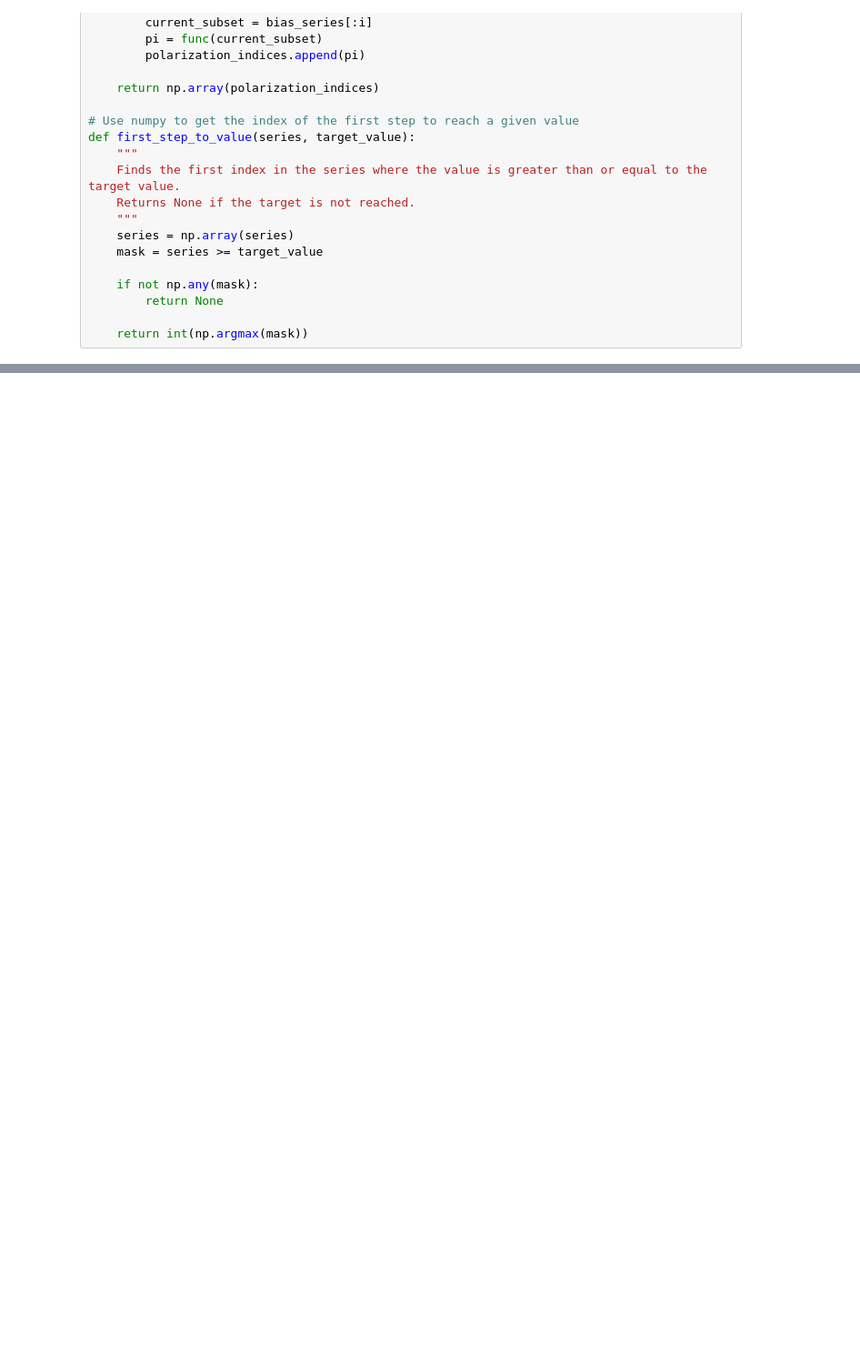
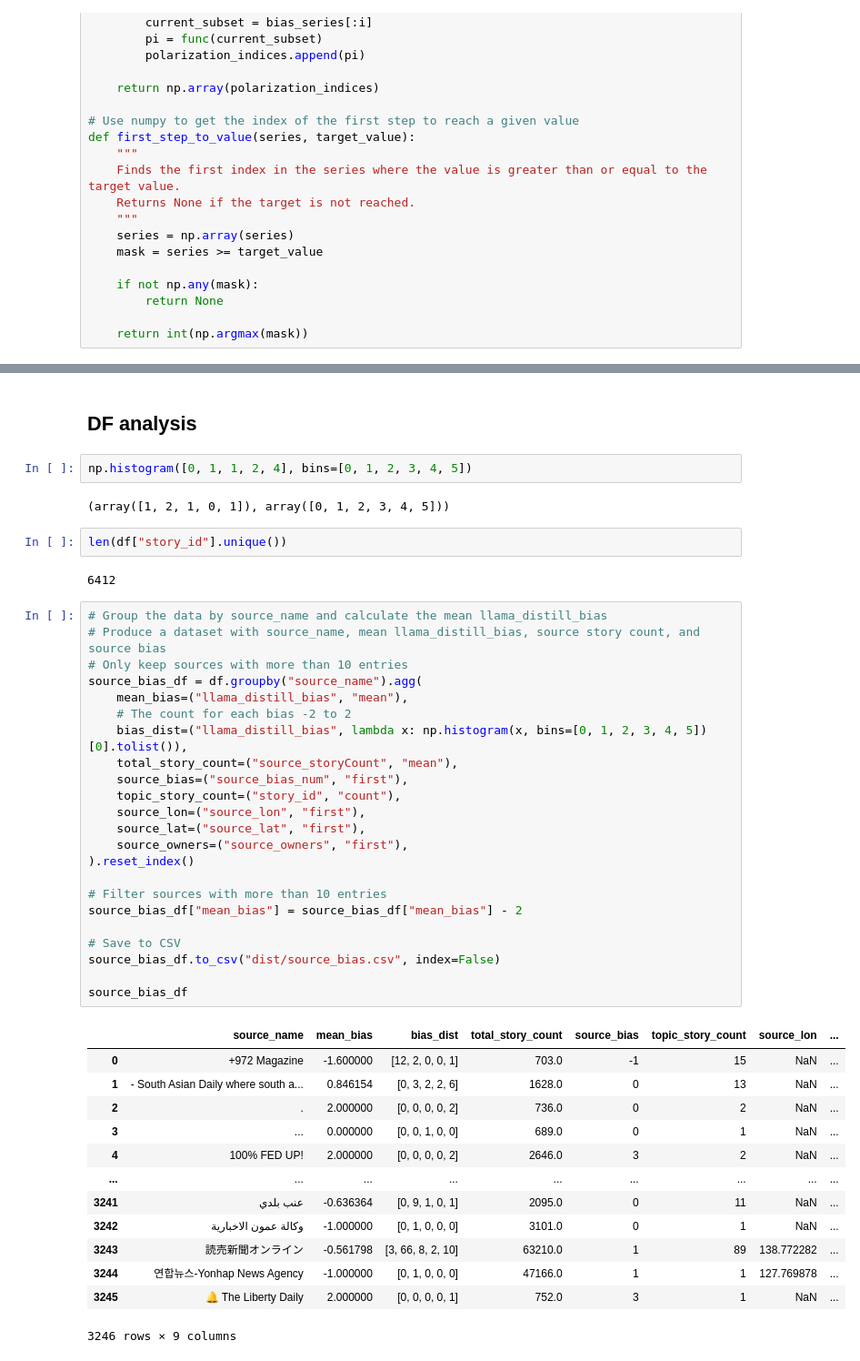
Before and after one commit to DotIN13/ground-news-vis, a Jupyter notebook: inspect.ipynb, the cells around one changed output, grey strips where cells are left out. Shown at 91% size. Drawn from its saved outputs; the diff is of its cells as text; blank space fills up the shorter version.

```diff
--- a/inspect.ipynb
+++ b/inspect.ipynb
@@ -369 +369,48 @@ with open("data/climate-change.json", "w") as f:
     json.dump(stories, f)
+# %% [markdown]
+## DF analysis
+# %%
+np.histogram([0, 1, 1, 2, 4], bins=[0, 1, 2, 3, 4, 5])
+# %% [output]
+(array([1, 2, 1, 0, 1]), array([0, 1, 2, 3, 4, 5]))
+# %%
+len(df["story_id"].unique())
+# %% [output]
+6412
+# %%
+# Group the data by source_name and calculate the mean llama_distill_bias
+# Produce a dataset with source_name, mean llama_distill_bias, source story count, and source bias
+# Only keep sources with more than 10 entries
+source_bias_df = df.groupby("source_name").agg(
+    mean_bias=("llama_distill_bias", "mean"),
+    # The count for each bias -2 to 2
+    bias_dist=("llama_distill_bias", lambda x: np.histogram(x, bins=[0, 1, 2, 3, 4, 5])[0].tolist()),
+    total_story_count=("source_storyCount", "mean"),
+    source_bias=("source_bias_num", "first"),
+    topic_story_count=("story_id", "count"),
+    source_lon=("source_lon", "first"),
+    source_lat=("source_lat", "first"),
+    source_owners=("source_owners", "first"),
+).reset_index()
+
+# Filter sources with more than 10 entries
+source_bias_df["mean_bias"] = source_bias_df["mean_bias"] - 2
+
+# Save to CSV
+source_bias_df.to_csv("dist/source_bias.csv", index=False)
+
+source_bias_df
+# %% [output]
+|  | source_name | mean_bias | bias_dist | total_story_count | source_bias | topic_story_count | source_lon | ... |
+| 0 | +972 Magazine | -1.600000 | [12, 2, 0, 0, 1] | 703.0 | -1 | 15 | NaN | ... |
+| 1 | - South Asian Daily where south a... | 0.846154 | [0, 3, 2, 2, 6] | 1628.0 | 0 | 13 | NaN | ... |
+| 2 | . | 2.000000 | [0, 0, 0, 0, 2] | 736.0 | 0 | 2 | NaN | ... |
+| 3 | ... | 0.000000 | [0, 0, 1, 0, 0] | 689.0 | 0 | 1 | NaN | ... |
+| 4 | 100% FED UP! | 2.000000 | [0, 0, 0, 0, 2] | 2646.0 | 3 | 2 | NaN | ... |
+| ... | ... | ... | ... | ... | ... | ... | ... | ... |
+| 3241 | عنب بلدي | -0.636364 | [0, 9, 1, 0, 1] | 2095.0 | 0 | 11 | NaN | ... |
+| 3242 | وكالة عمون الاخبارية | -1.000000 | [0, 1, 0, 0, 0] | 3101.0 | 0 | 1 | NaN | ... |
+| 3243 | 読売新聞オンライン | -0.561798 | [3, 66, 8, 2, 10] | 63210.0 | 1 | 89 | 138.772282 | ... |
+| 3244 | 연합뉴스-Yonhap News Agency | -1.000000 | [0, 1, 0, 0, 0] | 47166.0 | 1 | 1 | 127.769878 | ... |
+| 3245 | 🔔 The Liberty Daily | 2.000000 | [0, 0, 0, 0, 1] | 752.0 | 3 | 1 | NaN | ... |
+3246 rows × 9 columns
```
Also changed, not shown: parts of 5 cells of this notebook, 2 other files.
